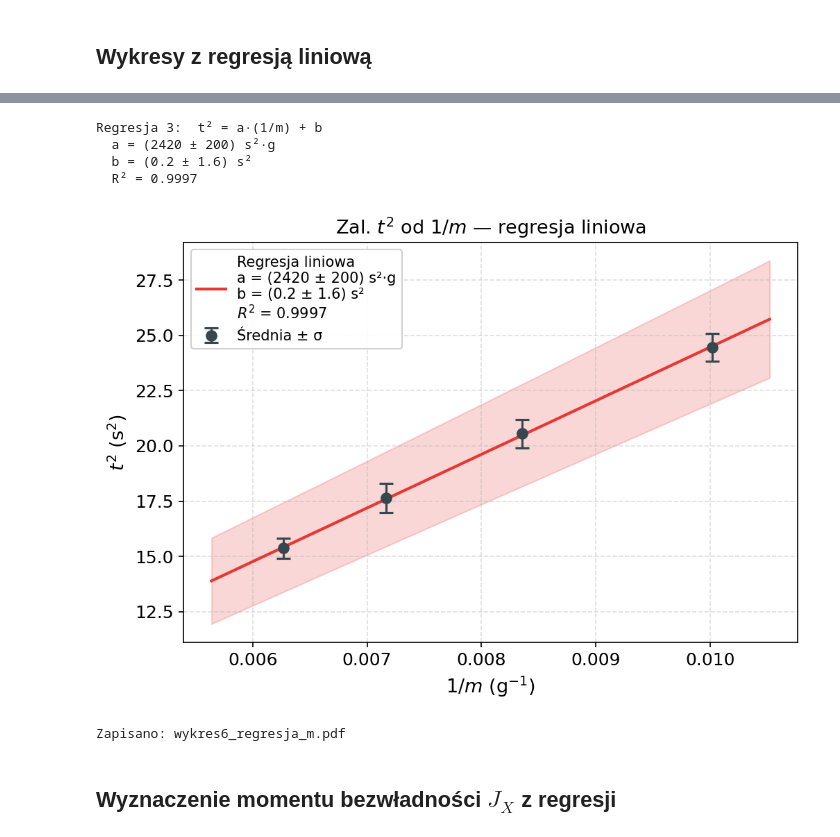
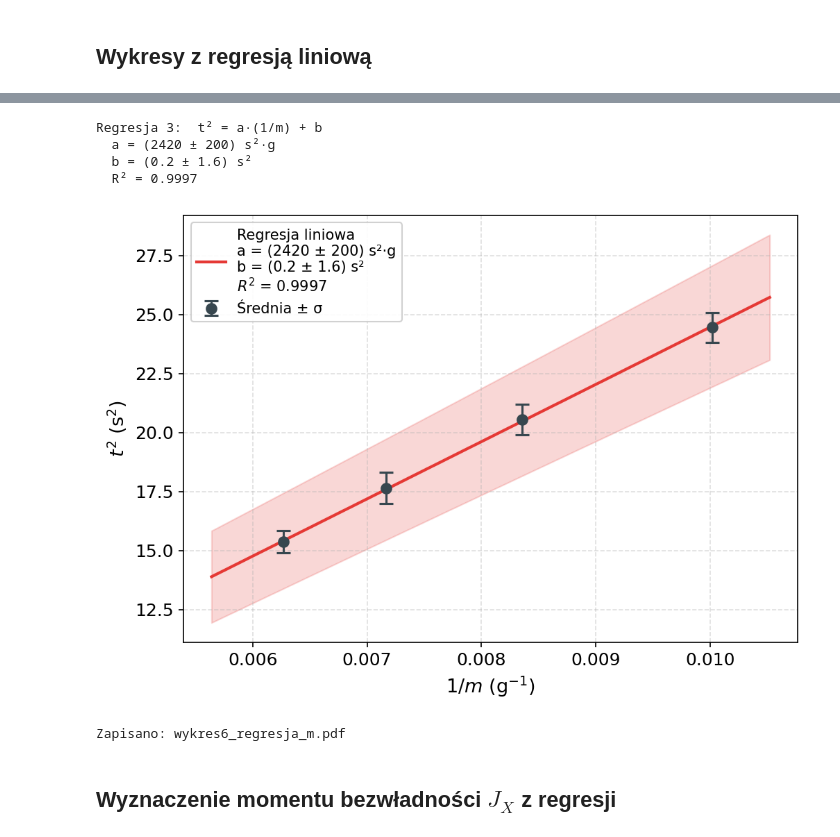
Before and after one commit to karolpeszek/mdr, a Jupyter notebook: Astoria/astoria.ipynb, the cells around one changed output, grey strips where cells are left out. Cells and saved outputs as stored; diff of their text form; code cells hidden in the pictures.

```diff
--- a/Astoria/astoria.ipynb
+++ b/Astoria/astoria.ipynb
@@ -410,35 +405,34 @@ print(f'  b = ({bv3} ± {bu3}) s²')
 print(f'  R² = {r2_3:.4f}')
 
 x_fit3 = np.linspace(x3.min() * 0.90, x3.max() * 1.05, 300)
 y_fit3 = a3 * x_fit3 + b3
 dy_fit3 = np.sqrt((da3 * x_fit3)**2 + db3**2)
 
 label_fit3 = (f'Regresja liniowa\n'
               f'a = ({av3} \u00b1 {au3}) s\u00b2\u00b7g\n'
               f'b = ({bv3} \u00b1 {bu3}) s\u00b2\n'
               f'$R^2$ = {r2_3:.4f}')
 
 fig, ax = plt.subplots(figsize=(7, 5))
 ax.errorbar(x3, y3, yerr=yerr3, fmt='o', color='#37474F',
             capsize=5, elinewidth=1.5, capthick=1.5, markersize=7,
             label='Średnia ± σ', zorder=4)
 ax.plot(x_fit3, y_fit3, color='#e53935', linewidth=2.0, label=label_fit3)
 ax.fill_between(x_fit3, y_fit3 - dy_fit3, y_fit3 + dy_fit3, color='#e53935', alpha=0.2)
 ax.set_xlabel('$1/m$ (g$^{-1}$)')
 ax.set_ylabel('$t^2$ (s$^2$)')
-ax.set_title('Zal. $t^2$ od $1/m$ — regresja liniowa')
 ax.legend(framealpha=0.9)
 ax.grid(True, linestyle='--', alpha=0.4)
 fig.tight_layout()
 fig.savefig('wykres6_regresja_m.pdf', format='pdf', bbox_inches='tight')
 plt.show()
 print('Zapisano: wykres6_regresja_m.pdf')
 # %% [output]
 Regresja 3:  t² = a·(1/m) + b
   a = (2420 ± 200) s²·g
   b = (0.2 ± 1.6) s²
   R² = 0.9997
-[figure, old version]
+[figure, new version]
 Zapisano: wykres6_regresja_m.pdf
 # %% [markdown]
 ## Wyznaczenie momentu bezwładności $J_X$ z regresji
```
Also changed, not shown: parts of 5 cells of this notebook, 9 other files.
